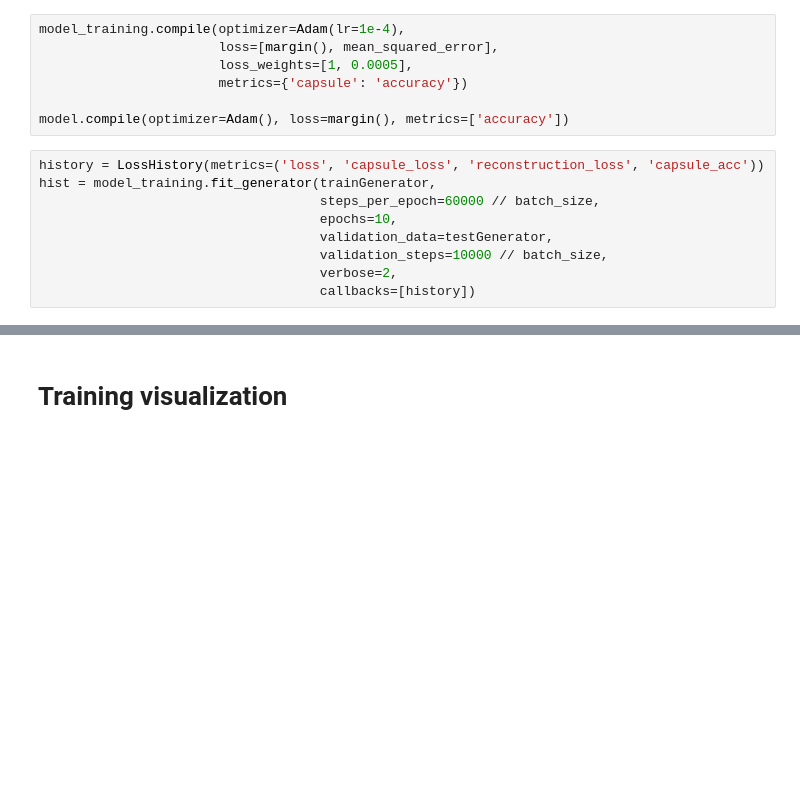
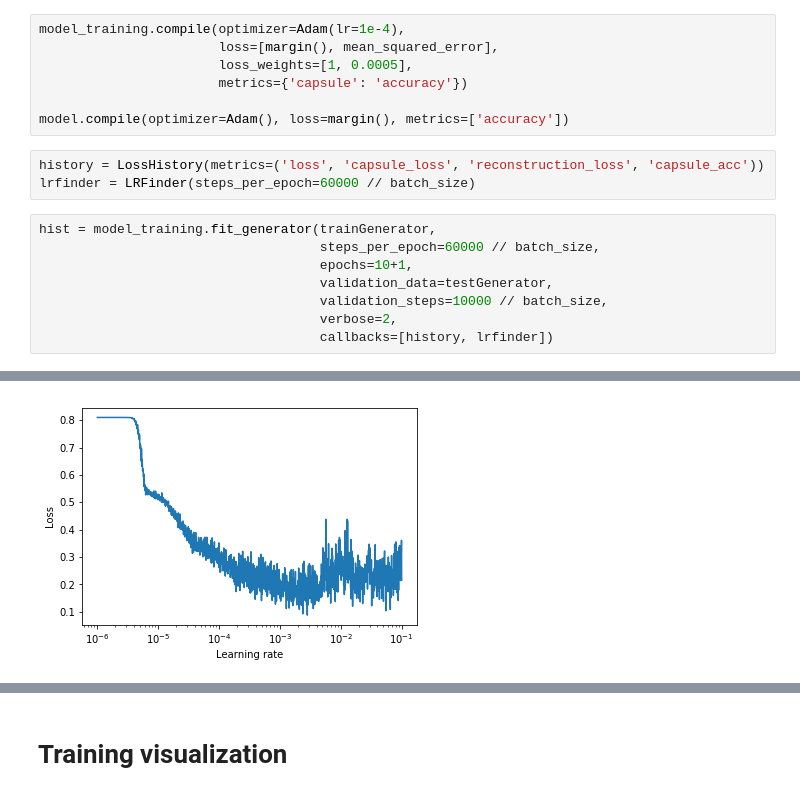
Before and after one commit to maxjcohen/CapsNet-for-Keras, a Jupyter notebook: fashion_mnist.ipynb, the cells around one changed output, grey strips where cells are left out. Saved outputs shown, nothing was run; the diff lists cells and outputs as text; blank space fills up the shorter version.

```diff
--- a/fashion_mnist.ipynb
+++ b/fashion_mnist.ipynb
@@ -80,13 +81,15 @@ model_training.compile(optimizer=Adam(lr=1e-4),
                        metrics={'capsule': 'accuracy'})
 
 model.compile(optimizer=Adam(), loss=margin(), metrics=['accuracy'])
+# %%
+history = LossHistory(metrics=('loss', 'capsule_loss', 'reconstruction_loss', 'capsule_acc'))
+lrfinder = LRFinder(steps_per_epoch=60000 // batch_size)
 # %%
-history = LossHistory(metrics=('loss', 'capsule_loss', 'reconstruction_loss', 'capsule_acc'))
 hist = model_training.fit_generator(trainGenerator,
                                     steps_per_epoch=60000 // batch_size,
-                                    epochs=10,
+                                    epochs=10+1,
                                     validation_data=testGenerator,
                                     validation_steps=10000 // batch_size,
                                     verbose=2,
-                                    callbacks=[history])
+                                    callbacks=[history, lrfinder])
 # %% [output]
@@ -113,3 +113,4 @@ Epoch 10/10
+[figure, added]
 # %%
 plotHistory(history.metrics)
 # %% [output]
```
Also changed, not shown: parts of 9 cells of this notebook.
